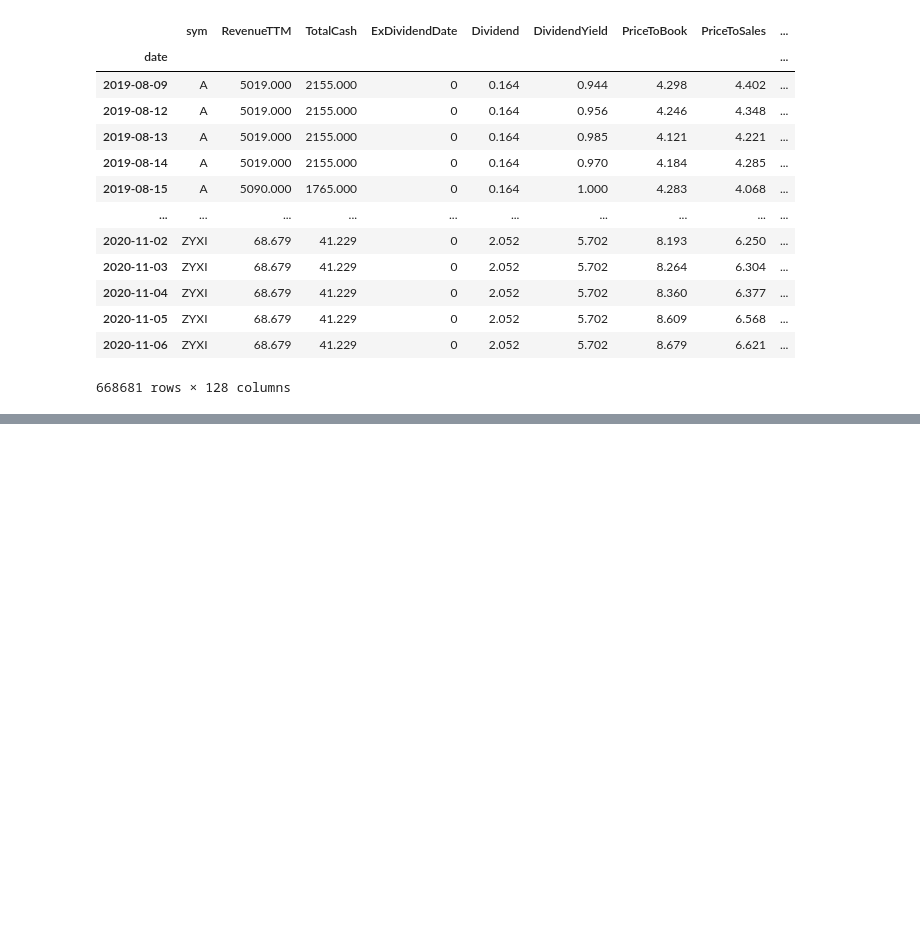
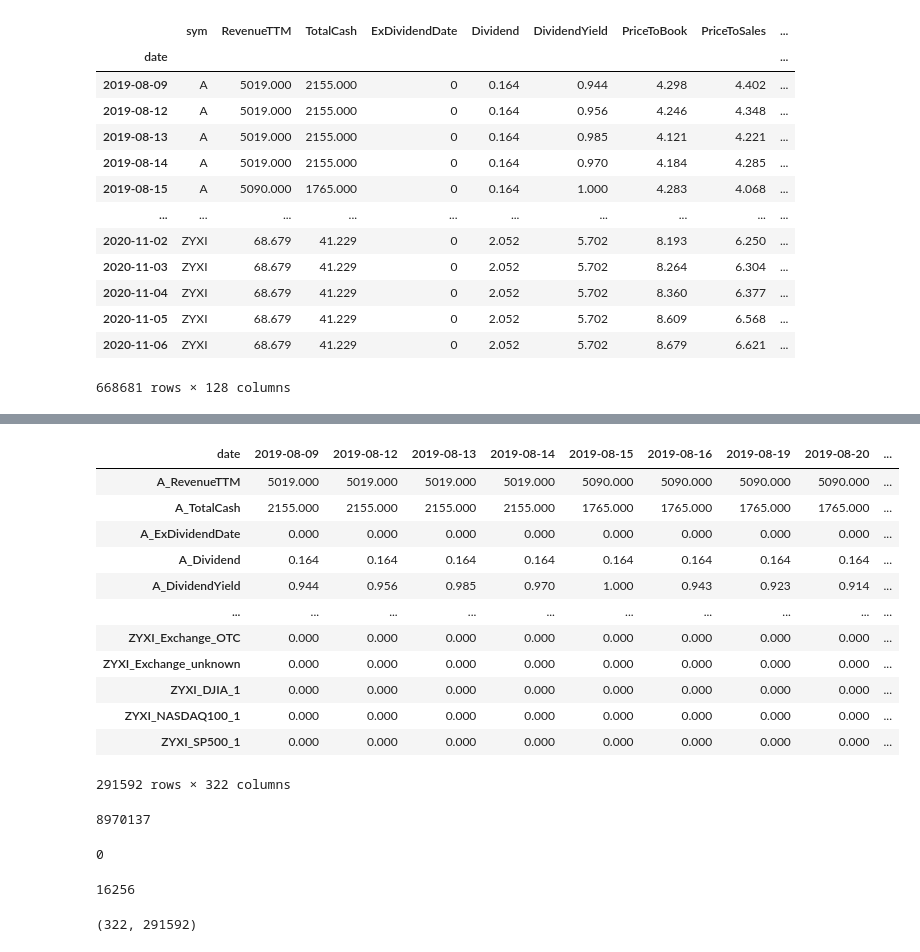
Before and after one commit to skelouse/capstone-stock-analysis, a Jupyter notebook: main.ipynb, the cells around one changed output, grey strips where cells are left out. Cells and saved outputs as stored; diff of their text form; code cells hidden in the pictures; blank space fills up the shorter version.

```diff
--- a/main.ipynb
+++ b/main.ipynb
@@ -1637,0 +1669,2 @@ df_performance['sym'].nunique()
+# %%
+all_sym = df_performance['sym'].unique()
@@ -1637,0 +1673,9 @@ df_performance['sym'].nunique()
+# %%
+new_dfs = []
+for sym in all_sym:
+    sym_df = df_performance.loc[df_performance['sym'] == sym]
+    sym_df.drop('sym', axis=1, inplace=True)
+    sym_df.columns = [f"{sym}_{col}" for col in sym_df.columns]
+    new_dfs.append(sym_df)
+df = pd.concat(new_dfs, axis=1)
+df.head()
@@ -1637,0 +1691,35 @@ df_performance['sym'].nunique()
+# %%
+df.T.loc[pd.DataFrame(~df.T.isna()).index]
+# %% [output]
+| date | 2019-08-09 | 2019-08-12 | 2019-08-13 | 2019-08-14 | 2019-08-15 | 2019-08-16 | 2019-08-19 | 2019-08-20 | ... |
+| A_RevenueTTM | 5019.000 | 5019.000 | 5019.000 | 5019.000 | 5090.000 | 5090.000 | 5090.000 | 5090.000 | ... |
+| A_TotalCash | 2155.000 | 2155.000 | 2155.000 | 2155.000 | 1765.000 | 1765.000 | 1765.000 | 1765.000 | ... |
+| A_ExDividendDate | 0.000 | 0.000 | 0.000 | 0.000 | 0.000 | 0.000 | 0.000 | 0.000 | ... |
+| A_Dividend | 0.164 | 0.164 | 0.164 | 0.164 | 0.164 | 0.164 | 0.164 | 0.164 | ... |
+| A_DividendYield | 0.944 | 0.956 | 0.985 | 0.970 | 1.000 | 0.943 | 0.923 | 0.914 | ... |
+| ... | ... | ... | ... | ... | ... | ... | ... | ... | ... |
+| ZYXI_Exchange_OTC | 0.000 | 0.000 | 0.000 | 0.000 | 0.000 | 0.000 | 0.000 | 0.000 | ... |
+| ZYXI_Exchange_unknown | 0.000 | 0.000 | 0.000 | 0.000 | 0.000 | 0.000 | 0.000 | 0.000 | ... |
+| ZYXI_DJIA_1 | 0.000 | 0.000 | 0.000 | 0.000 | 0.000 | 0.000 | 0.000 | 0.000 | ... |
+| ZYXI_NASDAQ100_1 | 0.000 | 0.000 | 0.000 | 0.000 | 0.000 | 0.000 | 0.000 | 0.000 | ... |
+| ZYXI_SP500_1 | 0.000 | 0.000 | 0.000 | 0.000 | 0.000 | 0.000 | 0.000 | 0.000 | ... |
+291592 rows × 322 columns
+# %%
+df.isna().sum().sum()
+# %% [output]
+8970137
+# %%
+x_sum = 0
+for x_df in new_dfs:
+    x_sum += x_df.isna().sum().sum()
+x_sum
+# %% [output]
+0
+# %%
+df.loc[df.diff().isna().index].iloc[0].isna().sum()
+# %% [output]
+16256
+# %%
+df.shape
+# %% [output]
+(322, 291592)
```
Also changed, not shown: parts of 16 cells of this notebook, 5 other files.
